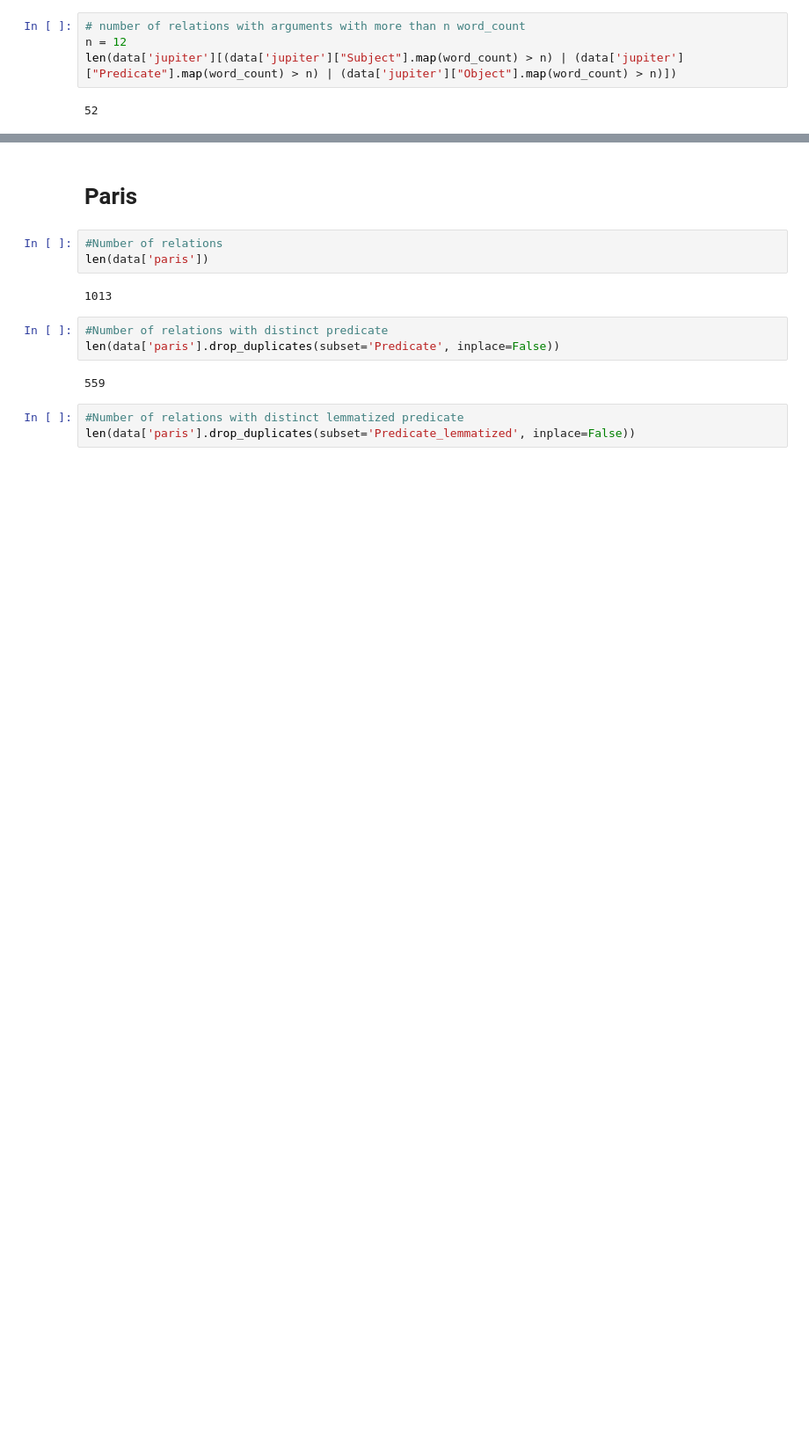
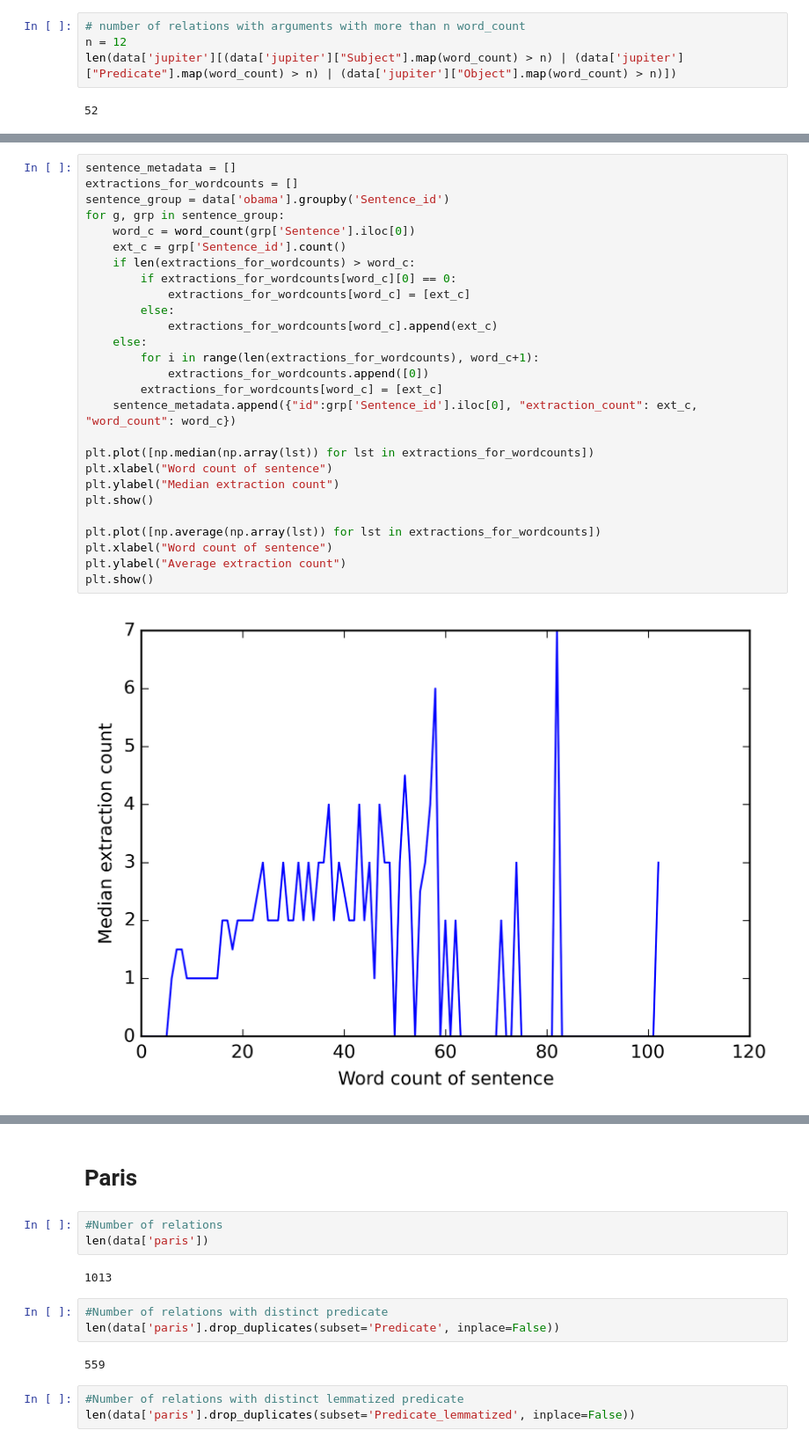
Before and after one commit to Weissger/ext2rdf, a Jupyter notebook: notebook/rl_reader.ipynb, the cells around one changed output, grey strips where cells are left out. Shown at 88% size. Drawn from its saved outputs; the diff is of its cells as text; blank space fills up the shorter version.

```diff
--- a/notebook/rl_reader.ipynb
+++ b/notebook/rl_reader.ipynb
@@ -114,3 +114,32 @@ data['jupiter'][(data['jupiter']["Subject"].map(word_count) > n) | (data['jupite
 | 511 | the Miller-Urey experiment | demonstrated | that a combination of lightning a... | NaN | In 1953 | NaN | In 1953, the Miller–Urey experime... |
 | 515 | Jupiter's atmosphere | has | a strong vertical air circulation... | NaN | NaN | NaN | Jupiter's atmosphere has a strong... |
 | 517 | The higher temperatures within th... | would hinder | the formation of Earth-like life | NaN | NaN | NaN | The higher temperatures within th... |
+# %%
+sentence_metadata = []
+extractions_for_wordcounts = []
+sentence_group = data['obama'].groupby('Sentence_id')
+for g, grp in sentence_group:
+    word_c = word_count(grp['Sentence'].iloc[0])
+    ext_c = grp['Sentence_id'].count()
+    if len(extractions_for_wordcounts) > word_c:
+        if extractions_for_wordcounts[word_c][0] == 0:
+            extractions_for_wordcounts[word_c] = [ext_c]
+        else:
+            extractions_for_wordcounts[word_c].append(ext_c)
+    else:
+        for i in range(len(extractions_for_wordcounts), word_c+1):
+            extractions_for_wordcounts.append([0])
+        extractions_for_wordcounts[word_c] = [ext_c]
+    sentence_metadata.append({"id":grp['Sentence_id'].iloc[0], "extraction_count": ext_c, "word_count": word_c})
+
+plt.plot([np.median(np.array(lst)) for lst in extractions_for_wordcounts])
+plt.xlabel("Word count of sentence")
+plt.ylabel("Median extraction count")
+plt.show()
+
+plt.plot([np.average(np.array(lst)) for lst in extractions_for_wordcounts])
+plt.xlabel("Word count of sentence")
+plt.ylabel("Average extraction count")
+plt.show()
+# %% [output]
+[figure, added]
```
Also changed, not shown: parts of 11 cells of this notebook, 1 other file.
